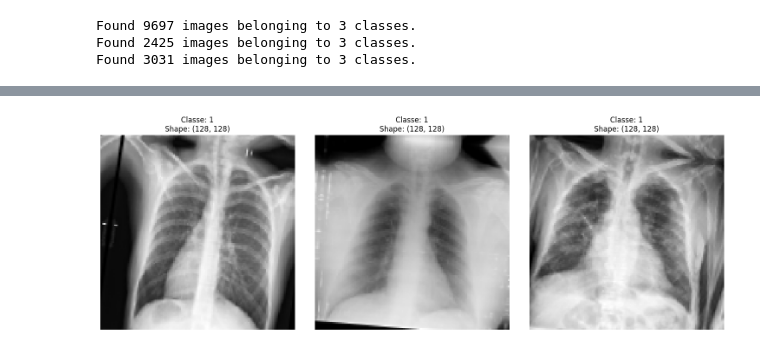
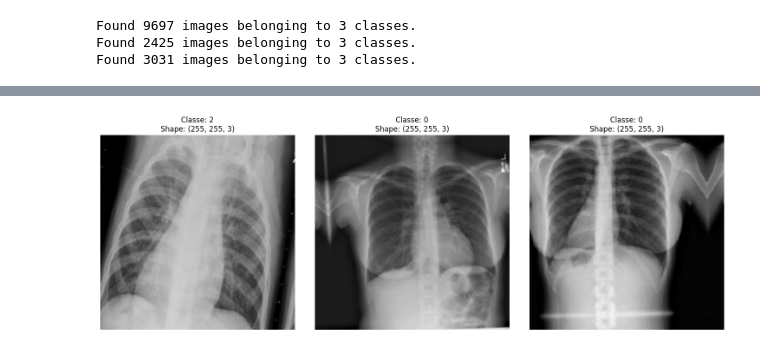
Before and after one commit to bruna-saraiva/otimizador-de-dense, a Jupyter notebook: Teste_Dense_Scratch_Geraldo.ipynb, the cells around one changed output, grey strips where cells are left out. Cells and saved outputs as stored; diff of their text form; code cells hidden in the pictures.

Commit message:
primeiro teste com clahe

```diff
--- a/Teste_Dense_Scratch_Geraldo.ipynb
+++ b/Teste_Dense_Scratch_Geraldo.ipynb
@@ -117,8 +111,10 @@ space = {
 }
 
 
+
+
 #DataGenerator utilizado para fazer o augmentation on the batch
-datagen = ImageDataGenerator(rescale=1.,
+datagen = ImageDataGenerator(rescale=1., # era assim antes de adicionar o clahe
     featurewise_center=True,
     rotation_range=10,
     width_shift_range=.1,
@@ -128,23 +124,18 @@ datagen = ImageDataGenerator(rescale=1.,
     vertical_flip=False,
     fill_mode="reflect") #generator de treino
 
-validgen = ImageDataGenerator(rescale=1., featurewise_center=True) #generator de teste e validação, evita-se realizar alterações nas imagens
+validgen = ImageDataGenerator(rescale=1., featurewise_center=True) #generator de teste e validação, evita-se realizar alterações nas imagens # era assim antes de adicionar o clahe
 
 #como as imagens apresentam um tamanho maior que o padrão, deve-se fazer uma normalização das mesmas para que sejam aceitas na rede
 # datagen.mean=np.array([103.939, 116.779, 123.68],dtype=np.float32).reshape(1,1,3)
 # validgen.mean=np.array([103.939, 116.779, 123.68],dtype=np.float32).reshape(1,1,3)
 
-# Média aproximada para imagens médicas em grayscale (ajuste conforme seu dataset)
-grayscale_mean = np.array([123.68], dtype=np.float32).reshape(1, 1, 1)  # 1 canal
-
-datagen.mean = grayscale_mean
-validgen.mean = grayscale_mean
 
 #definindo os geradores para cada pasta
 train_gen = datagen.flow_from_directory( #generator para treino
     train_data_dir,
     target_size=(img_height, img_width),
-    color_mode='grayscale',
+    # color_mode='grayscale',
     batch_size=batch_size,
     class_mode="categorical",
     shuffle=True)
@@ -152,6 +143,7 @@ train_gen = datagen.flow_from_directory( #generator para treino
 val_gen = validgen.flow_from_directory( #generator para validação
     validation_data_dir,
     target_size=(img_height, img_width),
+    # color_mode='grayscale',
     batch_size=batch_size_val,
     class_mode="categorical",
     shuffle=True)
@@ -159,6 +151,7 @@ val_gen = validgen.flow_from_directory( #generator para validação
 test_gen = validgen.flow_from_directory( #generator para teste
     test_data_dir,
     target_size=(img_height, img_width),
+    # color_mode='grayscale',
     batch_size=batch_size_val,
     class_mode="categorical",
     shuffle=False)
@@ -176,53 +259,47 @@ Found 3031 images belonging to 3 classes.
 import matplotlib.pyplot as plt
 import numpy as np
 
-def visualize_grayscale_images(generator, num_images=3):
+def visualize_training_images(generator, num_images=3):
     """
-    Visualiza imagens em grayscale do gerador de treino
+    Visualiza imagens do gerador de treino
 
     Args:
-        generator: Seu ImageDataGenerator configurado para grayscale
+        generator: Seu ImageDataGenerator (train_gen no seu caso)
         num_images: Número de imagens a mostrar
     """
     # Obtém um batch de imagens do generator
     images, labels = next(generator)
 
-    # Nomes das classes
+    # Nomes das classes (pega o mapeamento do generator)
     class_names = list(generator.class_indices.keys())
 
     # Configura o plot
     plt.figure(figsize=(15, 5))
 
     for i in range(min(num_images, len(images))):
-        # Prepara a imagem (remove dimensão extra do canal se existir)
-        image = np.squeeze(images[i])
-
-        # Desnormaliza se necessário (ajuste conforme sua normalização)
-        if image.min() < 0:  # Se tiver valores negativos da normalização
-            image = image - image.min()
-            image = image / image.max()
-
-        # Converte para uint8 se necessário
-        if image.max() <= 1.0:
-            image = (image * 255).astype('uint8')
+        # Desnormaliza a imagem (se foi normalizada)
+        image = images[i]
+        if image.mean() < 1:  # Se os valores estiverem entre 0 e 1
+            image = image * 255
+        image = np.clip(image, 0, 255).astype('uint8')
 
         # Obtém a label verdadeira
         label_idx = np.argmax(labels[i])
         label_name = class_names[label_idx]
 
         # Plota a imagem
         plt.subplot(1, num_images, i+1)
-        plt.imshow(image, cmap='gray')
+        plt.imshow(image)
         plt.title(f'Classe: {label_name}\nShape: {image.shape}')
         plt.axis('off')
 
     plt.tight_layout()
     plt.show()
 
-# Uso: visualiza 3 imagens do conjunto de treino em grayscale
-visualize_grayscale_images(train_gen, num_images=3)
+# Uso: visualize 3 imagens do conjunto de treino
+visualize_training_images(train_gen, num_images=3)
 # %% [output]
-[figure, old version]
+[figure, new version]
 # %%
 tf.keras.backend.clear_session()
 
```
Also changed, not shown: parts of 7 cells of this notebook, 18 other files.
